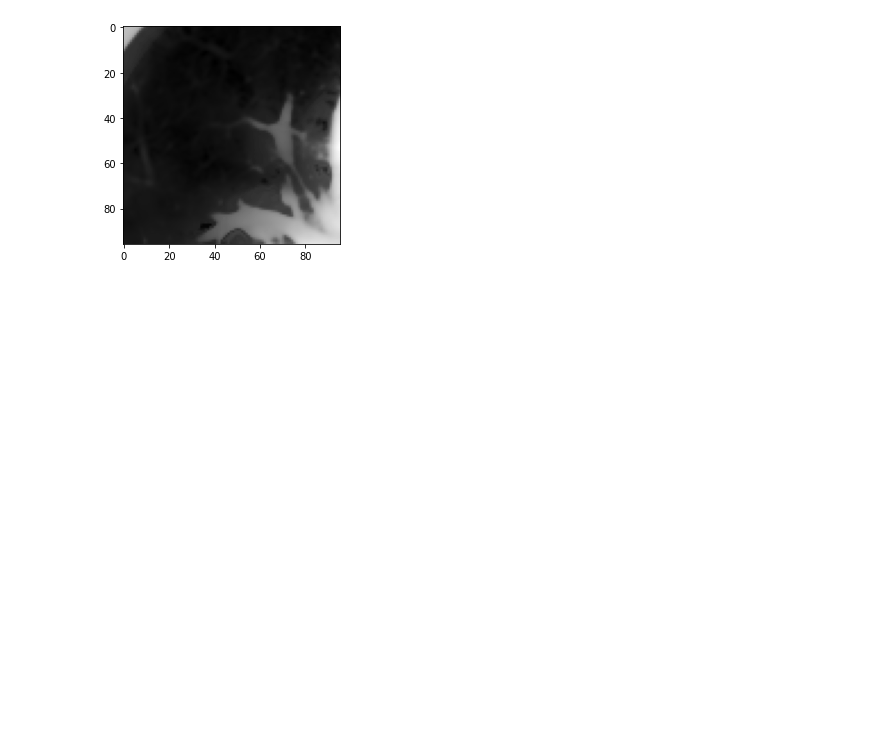
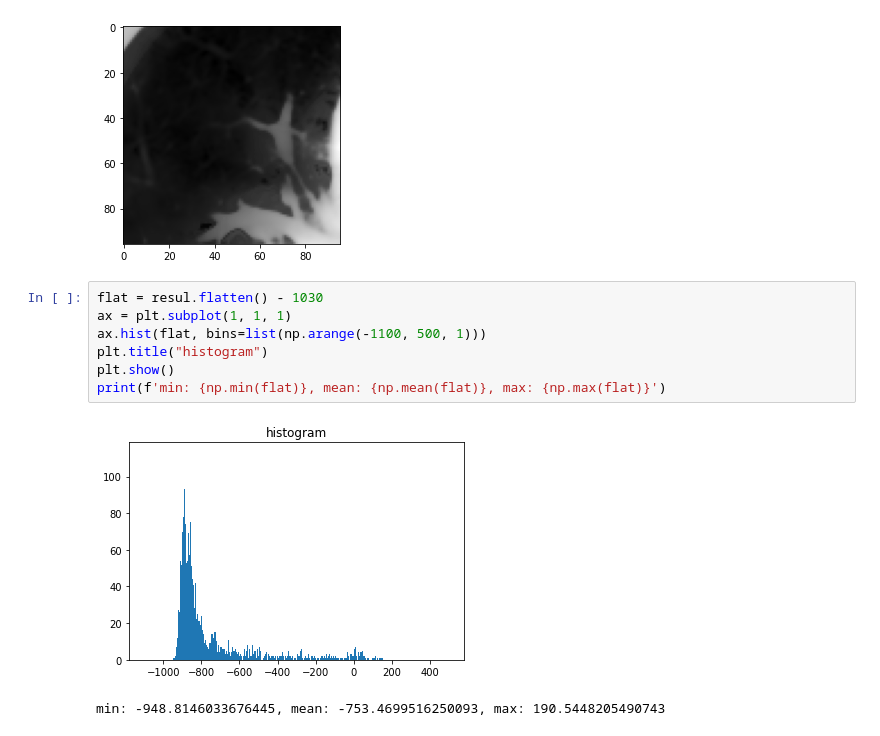
Before and after one commit to s-mostafa-a/CT-noise-statistical-characterization, a Jupyter notebook: notebooks/code_presentation.ipynb, the cells around one changed output. Cells and saved outputs as stored; diff of their text form; blank space fills up the shorter version.

```diff
--- a/notebooks/code_presentation.ipynb
+++ b/notebooks/code_presentation.ipynb
@@ -180,3 +180,13 @@ iteration: 2, error: 0.0
 iteration: 1, error: 0.26056151999985916
 iteration: 2, error: 0.004762949050374908
 [figure]
+# %%
+flat = resul.flatten() - 1030
+ax = plt.subplot(1, 1, 1)
+ax.hist(flat, bins=list(np.arange(-1100, 500, 1)))
+plt.title("histogram")
+plt.show()
+print(f'min: {np.min(flat)}, mean: {np.mean(flat)}, max: {np.max(flat)}')
+# %% [output]
+[figure, added]
+min: -948.8146033676445, mean: -753.4699516250093, max: 190.5448205490743
```
